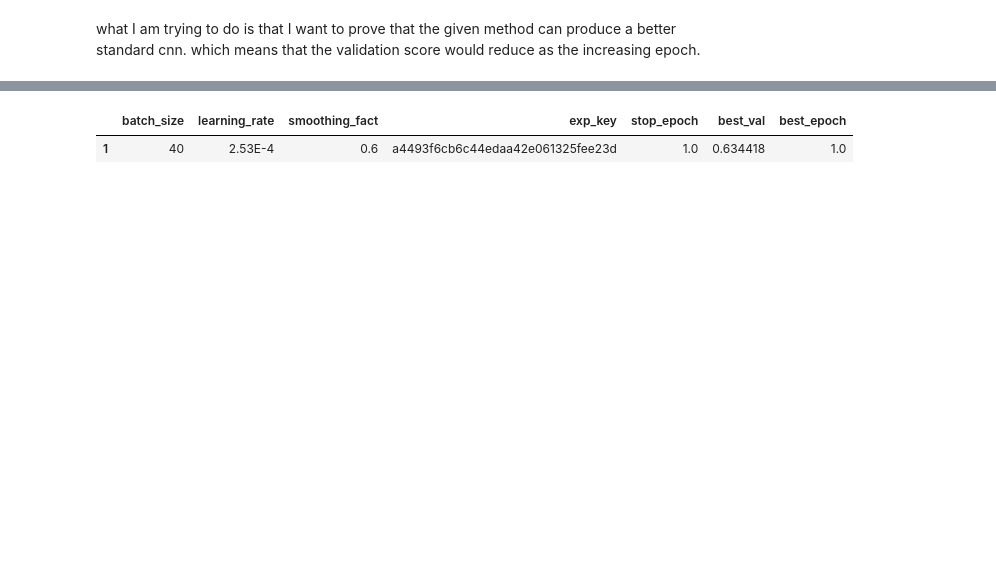
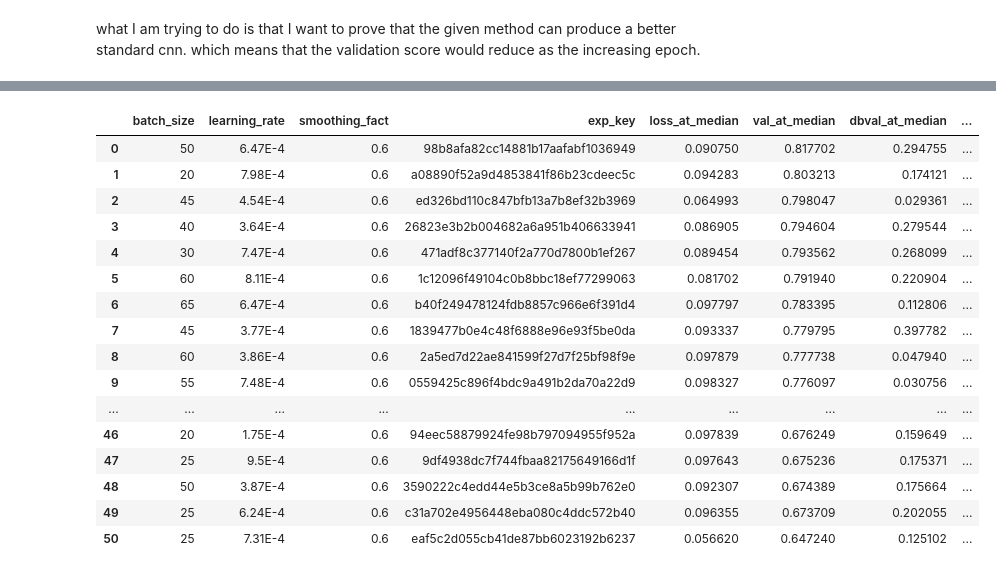
Before and after one commit to zhiyuan-95/db-vae, a Jupyter notebook: comet.ipynb, the cells around one changed output, grey strips where cells are left out. Cells and saved outputs as stored; diff of their text form; code cells hidden in the pictures; blank space fills up the shorter version.

```diff
--- a/comet.ipynb
+++ b/comet.ipynb
@@ -316,8 +318,23 @@ dbvae = comet('debiasing',c)
-# %%
-dbvae.record
-# %% [output]
-|  | batch_size | learning_rate | smoothing_fact | exp_key | stop_epoch | best_val | best_epoch |
-| 1 | 40 | 2.53E-4 | 0.6 | a4493f6cb6c44edaa42e061325fee23d | 1.0 | 0.634418 | 1.0 |
+# %%
+dbvae.summary#['best_epoch'].value_counts()
+# %% [output]
+|  | batch_size | learning_rate | smoothing_fact | exp_key | loss_at_median | val_at_median | dbval_at_median | ... |
+| 0 | 50 | 6.47E-4 | 0.6 | 98b8afa82cc14881b17aafabf1036949 | 0.090750 | 0.817702 | 0.294755 | ... |
+| 1 | 20 | 7.98E-4 | 0.6 | a08890f52a9d4853841f86b23cdeec5c | 0.094283 | 0.803213 | 0.174121 | ... |
+| 2 | 45 | 4.54E-4 | 0.6 | ed326bd110c847bfb13a7b8ef32b3969 | 0.064993 | 0.798047 | 0.029361 | ... |
+| 3 | 40 | 3.64E-4 | 0.6 | 26823e3b2b004682a6a951b406633941 | 0.086905 | 0.794604 | 0.279544 | ... |
+| 4 | 30 | 7.47E-4 | 0.6 | 471adf8c377140f2a770d7800b1ef267 | 0.089454 | 0.793562 | 0.268099 | ... |
+| 5 | 60 | 8.11E-4 | 0.6 | 1c12096f49104c0b8bbc18ef77299063 | 0.081702 | 0.791940 | 0.220904 | ... |
+| 6 | 65 | 6.47E-4 | 0.6 | b40f249478124fdb8857c966e6f391d4 | 0.097797 | 0.783395 | 0.112806 | ... |
+| 7 | 45 | 3.77E-4 | 0.6 | 1839477b0e4c48f6888e96e93f5be0da | 0.093337 | 0.779795 | 0.397782 | ... |
+| 8 | 60 | 3.86E-4 | 0.6 | 2a5ed7d22ae841599f27d7f25bf98f9e | 0.097879 | 0.777738 | 0.047940 | ... |
+| 9 | 55 | 7.48E-4 | 0.6 | 0559425c896f4bdc9a491b2da70a22d9 | 0.098327 | 0.776097 | 0.030756 | ... |
+| ... | ... | ... | ... | ... | ... | ... | ... | ... |
+| 46 | 20 | 1.75E-4 | 0.6 | 94eec58879924fe98b797094955f952a | 0.097839 | 0.676249 | 0.159649 | ... |
+| 47 | 25 | 9.5E-4 | 0.6 | 9df4938dc7f744fbaa82175649166d1f | 0.097643 | 0.675236 | 0.175371 | ... |
+| 48 | 50 | 3.87E-4 | 0.6 | 3590222c4edd44e5b3ce8a5b99b762e0 | 0.092307 | 0.674389 | 0.175664 | ... |
+| 49 | 25 | 6.24E-4 | 0.6 | c31a702e4956448eba080c4ddc572b40 | 0.096355 | 0.673709 | 0.202055 | ... |
+| 50 | 25 | 7.31E-4 | 0.6 | eaf5c2d055cb41de87bb6023192b6237 | 0.056620 | 0.647240 | 0.125102 | ... |
 # %%
 standard_summary = standard.summary['dbval_at_best'].describe()
 dbvae_summary = dbvae.summary['dbval_at_best'].describe()
```
Also changed, not shown: parts of 11 cells of this notebook.
